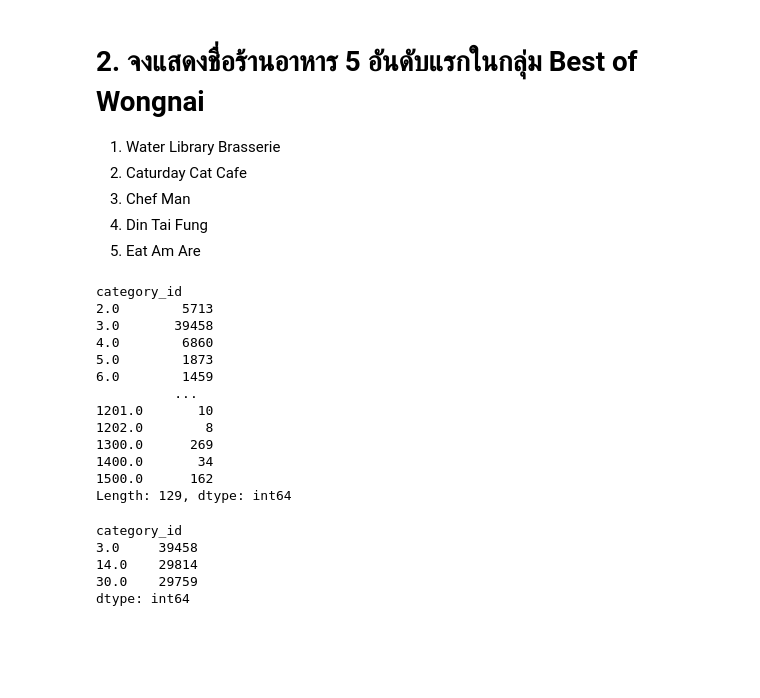
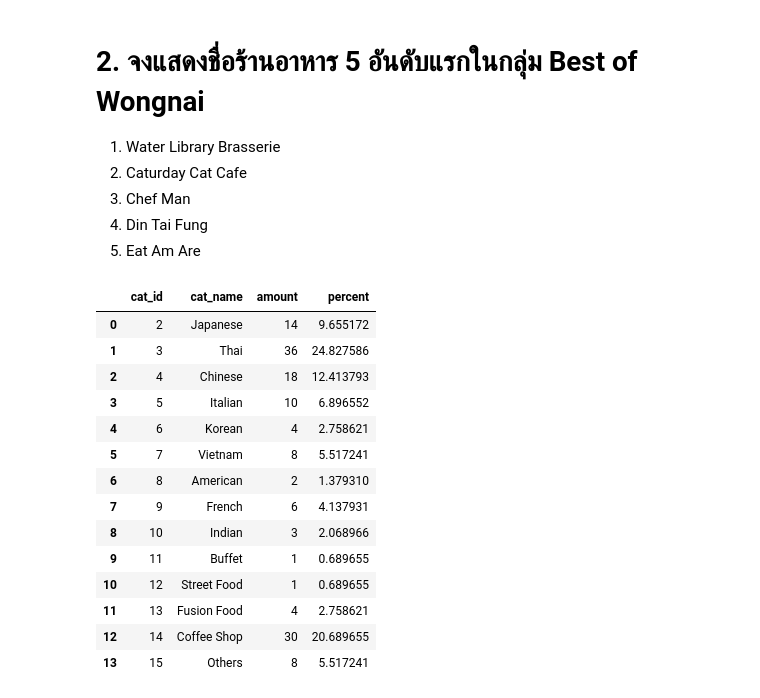
Before and after one commit to traviolus/DataSci, a Jupyter notebook: Activity1/Activity1.ipynb, the cells around one changed output. Saved outputs shown, nothing was run; the diff lists cells and outputs as text; code cells hidden in the pictures; blank space fills up the shorter version.

```diff
--- a/Activity1/Activity1.ipynb
+++ b/Activity1/Activity1.ipynb
@@ -76,28 +71,27 @@ Name: name, dtype: object
 3. Chef Man
 4. Din Tai Fung
 5. Eat Am Are
-# %%
-groups = wongnai.reset_index().groupby("category_id")
-groups.size()
-# %% [output]
-category_id
-2.0        5713
-3.0       39458
-4.0        6860
-5.0        1873
-6.0        1459
-          ...
-1201.0       10
-1202.0        8
-1300.0      269
-1400.0       34
-1500.0      162
-Length: 129, dtype: int64
-# %%
-wongnai.groupby('category_id').size().sort_values(ascending=False).head(3)
-# %% [output]
-category_id
-3.0     39458
-14.0    29814
-30.0    29759
-dtype: int64
+# %%
+wongnai3 = wongnai[np.isfinite(wongnai['best_of_wongnai'])][['category_id', 'name', 'best_of_wongnai']].reset_index().groupby('category_id')
+wongnai33 = pd.DataFrame(wongnai3.size()).reset_index()
+wongnai33.columns = ['cat_id', 'amount']
+cat_wongnai = pd.merge(cat_id, wongnai33, left_on='cat_id', right_on='cat_id', how='inner')
+total = cat_wongnai['amount'].sum()
+cat_wongnai['percent'] = cat_wongnai['amount'] / total * 100
+cat_wongnai
+# %% [output]
+|  | cat_id | cat_name | amount | percent |
+| 0 | 2 | Japanese | 14 | 9.655172 |
+| 1 | 3 | Thai | 36 | 24.827586 |
+| 2 | 4 | Chinese | 18 | 12.413793 |
+| 3 | 5 | Italian | 10 | 6.896552 |
+| 4 | 6 | Korean | 4 | 2.758621 |
+| 5 | 7 | Vietnam | 8 | 5.517241 |
+| 6 | 8 | American | 2 | 1.379310 |
+| 7 | 9 | French | 6 | 4.137931 |
+| 8 | 10 | Indian | 3 | 2.068966 |
+| 9 | 11 | Buffet | 1 | 0.689655 |
+| 10 | 12 | Street Food | 1 | 0.689655 |
+| 11 | 13 | Fusion Food | 4 | 2.758621 |
+| 12 | 14 | Coffee Shop | 30 | 20.689655 |
+| 13 | 15 | Others | 8 | 5.517241 |
```
Also changed, not shown: parts of 11 cells of this notebook.
